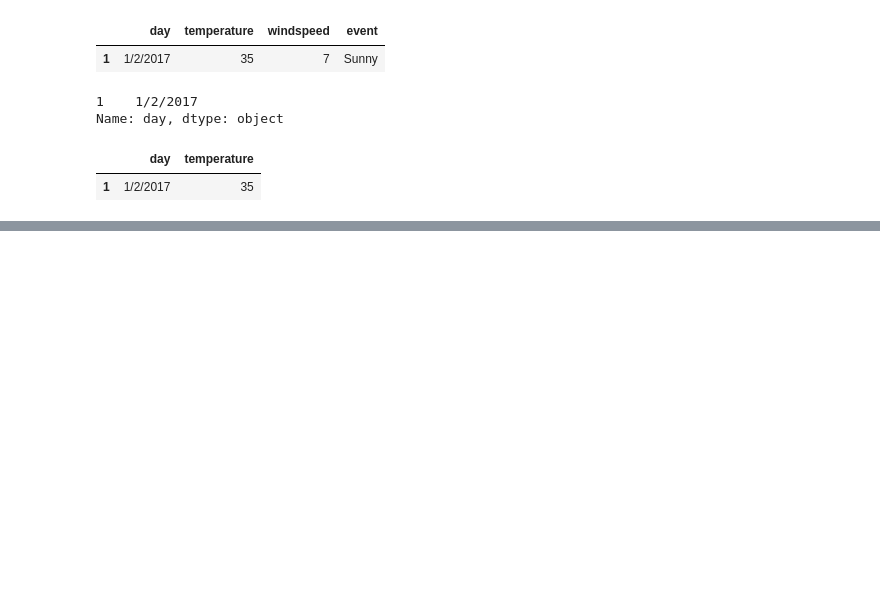
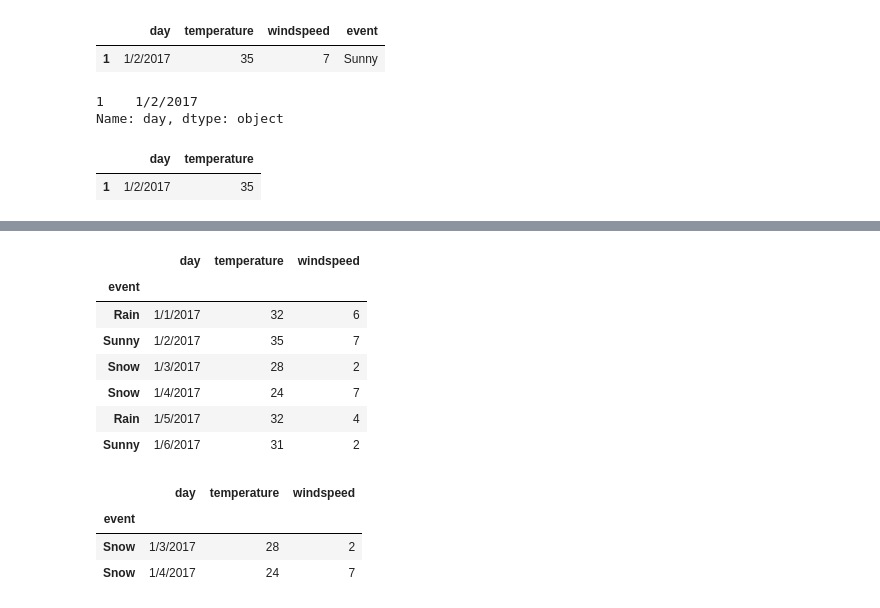
Before and after one commit to raaakibul/ML-course, a Jupyter notebook: Pandas/pandas-intro.ipynb, the cells around one changed output, grey strips where cells are left out. Drawn from its saved outputs; the diff is of its cells as text; code cells hidden in the pictures; blank space fills up the shorter version.

```diff
--- a/Pandas/pandas-intro.ipynb
+++ b/Pandas/pandas-intro.ipynb
@@ -191,0 +222,3 @@ df[['day', 'temperature']][df.temperature == df.temperature.max()]
+# %%
+df.reset_index(inplace=True)
+df
@@ -191,0 +233,19 @@ df[['day', 'temperature']][df.temperature == df.temperature.max()]
+# %%
+df.set_index('event', inplace=True)
+df
+# %% [output]
+|  | day | temperature | windspeed |
+| event |  |  |  |
+| Rain | 1/1/2017 | 32 | 6 |
+| Sunny | 1/2/2017 | 35 | 7 |
+| Snow | 1/3/2017 | 28 | 2 |
+| Snow | 1/4/2017 | 24 | 7 |
+| Rain | 1/5/2017 | 32 | 4 |
+| Sunny | 1/6/2017 | 31 | 2 |
+# %%
+df.loc['Snow']
+# %% [output]
+|  | day | temperature | windspeed |
+| event |  |  |  |
+| Snow | 1/3/2017 | 28 | 2 |
+| Snow | 1/4/2017 | 24 | 7 |
```
Also changed, not shown: parts of 5 cells of this notebook.
